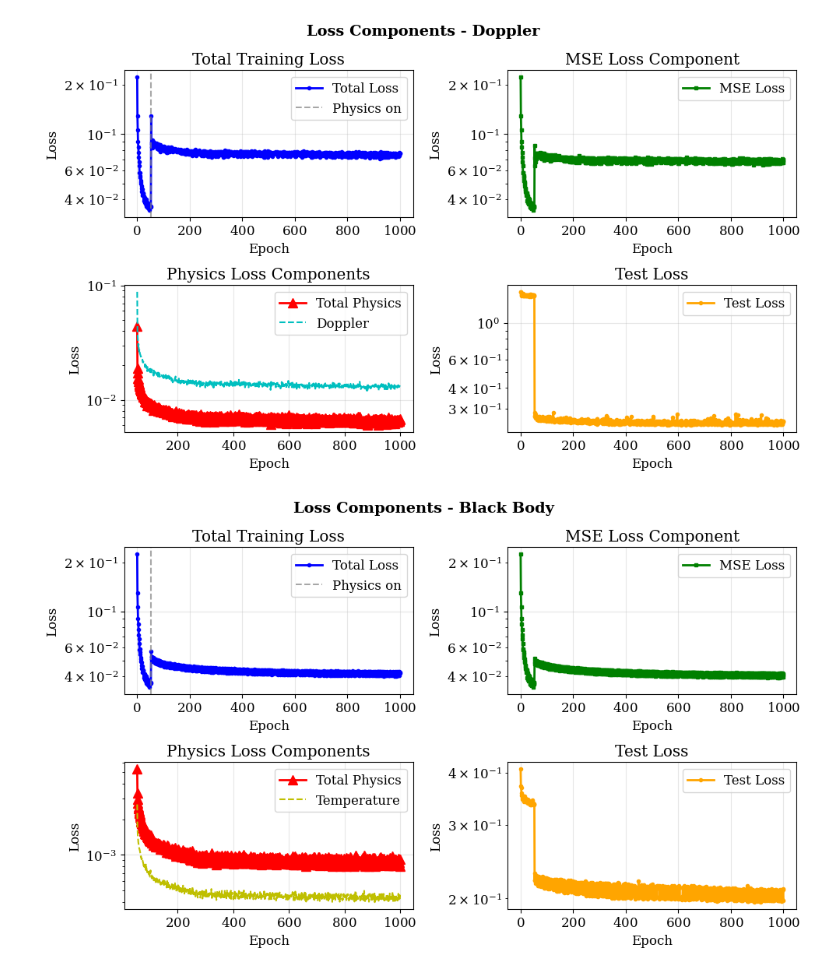
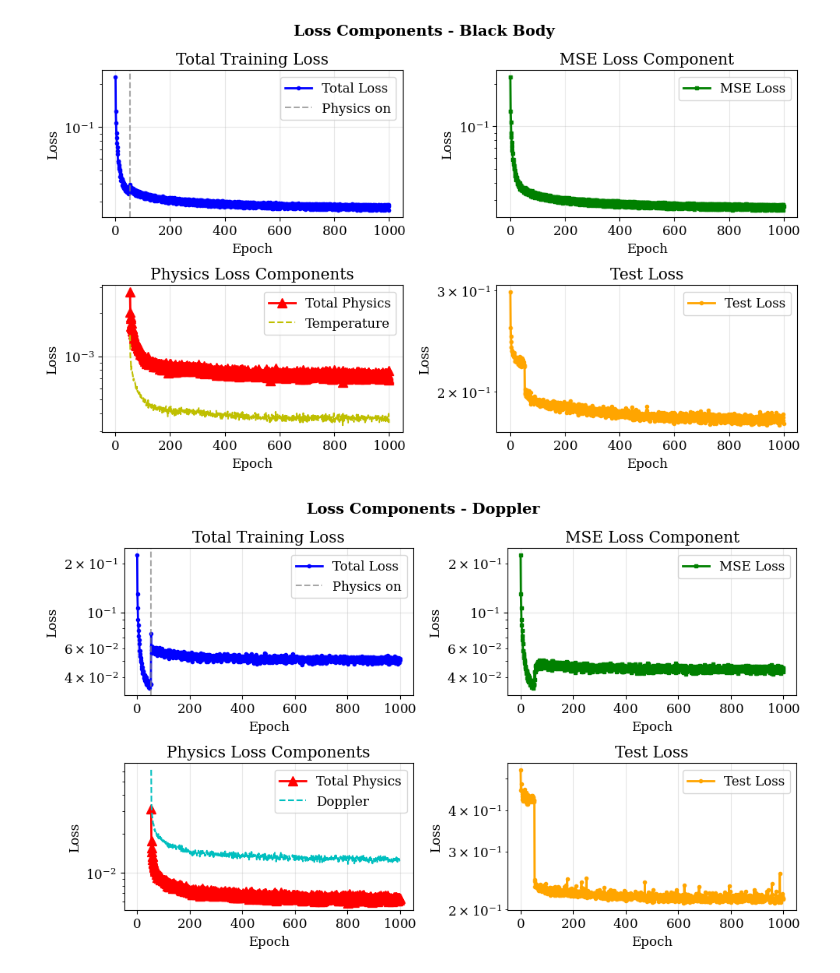
Before and after one commit to juagudeloo/MUISCA, a Jupyter notebook: notebooks/7-check_experiments.ipynb, the cells around one changed output. Drawn from its saved outputs; the diff is of its cells as text; code cells hidden in the pictures.

```diff
--- a/notebooks/7-check_experiments.ipynb
+++ b/notebooks/7-check_experiments.ipynb
@@ -138,6 +141,7 @@ def plot_loss_curves_from_mlflow(run_id, exp_name, save_dir=None):
 
     ax3.set_xlabel('Epoch'); ax3.set_ylabel('Loss'); ax3.set_title('Physics Loss Components')
     ax3.legend(); ax3.grid(True, alpha=0.3); ax3.set_yscale('log')
+    ax3.set_xlim(ax1.get_xlim())  # same epoch axis as the total loss, so the curve starts at the gate
 
     # Validation loss
     ax4 = axes[1, 1]
@@ -154,10 +158,12 @@ def plot_loss_curves_from_mlflow(run_id, exp_name, save_dir=None):
     plt.close(fig)
 # %%
 finished = runs[runs["status"].eq("FINISHED") & runs["metrics.test_blos_rrmse"].notna()]
-run_id_by_arm = dict(zip(finished["tags.mlflow.runName"], finished["run_id"]))
+# Newest finished run per arm (dict(zip(...)) would keep the oldest, since runs come newest first)
+finished = finished.sort_values("start_time", ascending=False)
+run_id_by_arm = finished.drop_duplicates("tags.mlflow.runName").set_index("tags.mlflow.runName")["run_id"].to_dict()
 
 for arm, run_id in run_id_by_arm.items():
     plot_loss_curves_from_mlflow(run_id, arm, save_dir = notebooks_images_dir / "loss_curves")
 # %% [output]
-[figure, old version]
+[figure, new version]
-[figure, old version]
+[figure, new version]
```
Also changed, not shown: parts of 3 cells of this notebook, 1 other file.
